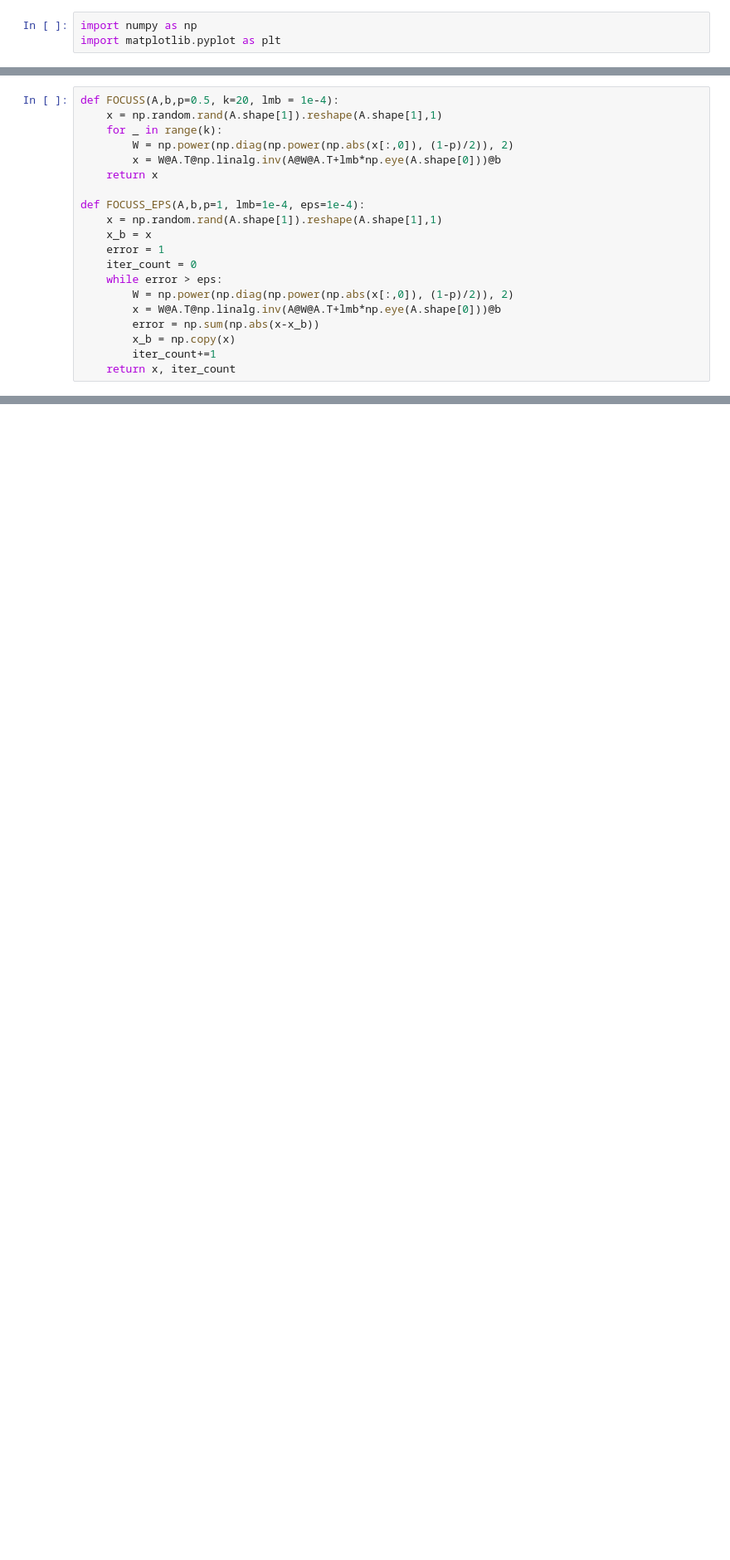
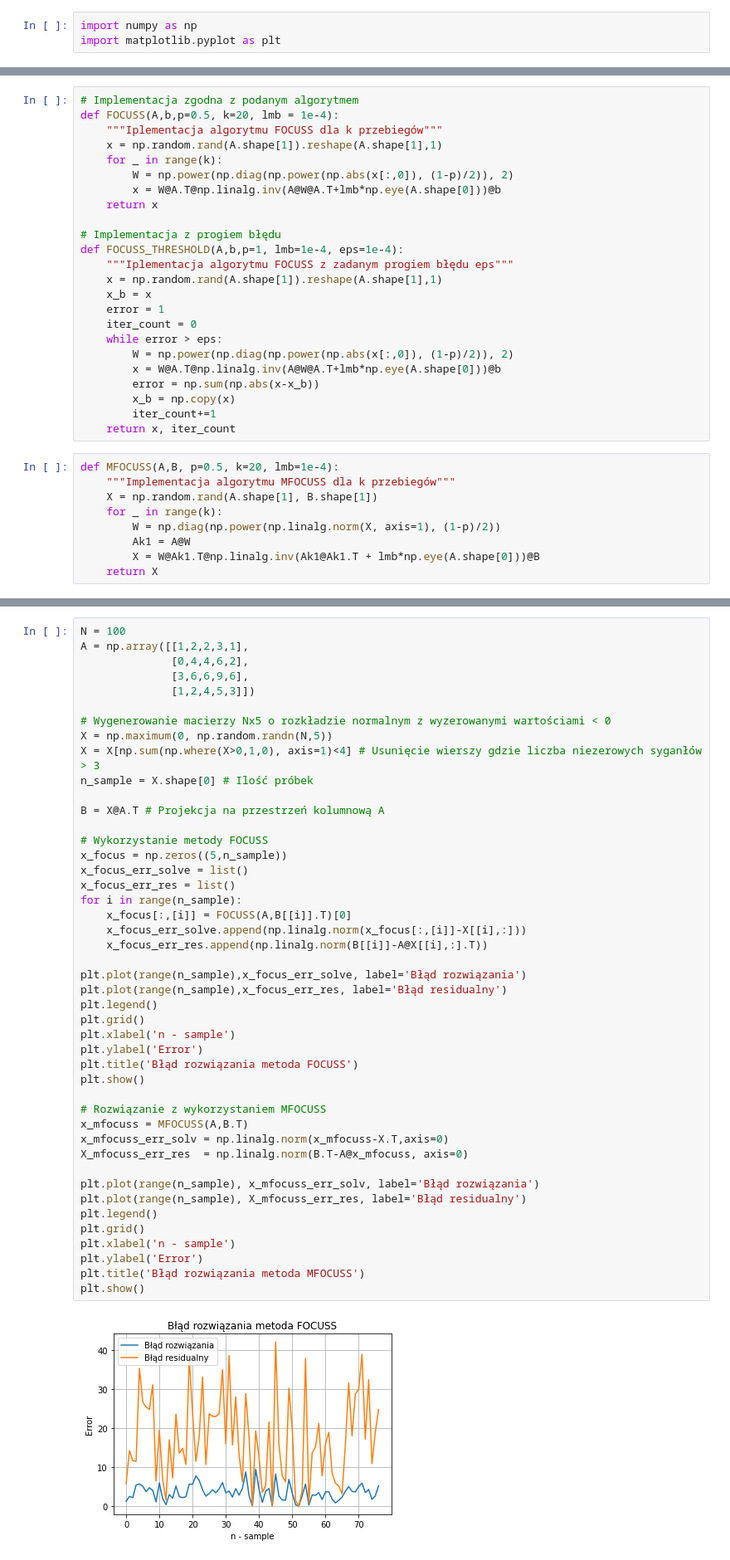
Before and after one commit to BezdzietnyAntoni/MNiO, a Jupyter notebook: List4.ipynb, the cells around one changed output, grey strips where cells are left out. Shown at 83% size. Saved outputs shown, nothing was run; the diff lists cells and outputs as text; blank space fills up the shorter version.

Commit message:
Finish List4

```diff
--- a/List4.ipynb
+++ b/List4.ipynb
@@ -25,12 +51,16 @@ $$ E^{(p)}(\boldsymbol{x}) = sgn(p) \sum^N_{j=1} |x_j|^p \quad p \leq 1$$
 # %%
+# Implementacja zgodna z podanym algorytmem
 def FOCUSS(A,b,p=0.5, k=20, lmb = 1e-4):
+    """Iplementacja algorytmu FOCUSS dla k przebiegów"""
     x = np.random.rand(A.shape[1]).reshape(A.shape[1],1)
     for _ in range(k):
         W = np.power(np.diag(np.power(np.abs(x[:,0]), (1-p)/2)), 2)
         x = W@A.T@np.linalg.inv(A@W@A.T+lmb*np.eye(A.shape[0]))@b
     return x
 
-def FOCUSS_EPS(A,b,p=1, lmb=1e-4, eps=1e-4):
+# Implementacja z progiem błędu
+def FOCUSS_THRESHOLD(A,b,p=1, lmb=1e-4, eps=1e-4):
+    """Iplementacja algorytmu FOCUSS z zadanym progiem błędu eps"""
     x = np.random.rand(A.shape[1]).reshape(A.shape[1],1)
     x_b = x
     error = 1
@@ -42,6 +72,15 @@ def FOCUSS_EPS(A,b,p=1, lmb=1e-4, eps=1e-4):
         x_b = np.copy(x)
         iter_count+=1
     return x, iter_count
+# %%
+def MFOCUSS(A,B, p=0.5, k=20, lmb=1e-4):
+    """Implementacja algorytmu MFOCUSS dla k przebiegów"""
+    X = np.random.rand(A.shape[1], B.shape[1])
+    for _ in range(k):
+        W = np.diag(np.power(np.linalg.norm(X, axis=1), (1-p)/2))
+        Ak1 = A@W
+        X = W@Ak1.T@np.linalg.inv(Ak1@Ak1.T + lmb*np.eye(A.shape[0]))@B
+    return X
 # %% [markdown]
 ---
 ### Zadanie 1
@@ -109 +324,48 @@ gorytm pozwala uzyskać lepsze wyniki estymacji i dlaczego? Jak dobrać optymaln
 parametru regularyzacji?
+# %%
+N = 100
+A = np.array([[1,2,2,3,1],
+              [0,4,4,6,2],
+              [3,6,6,9,6],
+              [1,2,4,5,3]])
+
+# Wygenerowanie macierzy Nx5 o rozkładzie normalnym z wyzerowanymi wartościami < 0
+X = np.maximum(0, np.random.randn(N,5))
+X = X[np.sum(np.where(X>0,1,0), axis=1)<4] # Usunięcie wierszy gdzie liczba niezerowych syganłów > 3
+n_sample = X.shape[0] # Ilość próbek
+
+B = X@A.T # Projekcja na przestrzeń kolumnową A
+
+# Wykorzystanie metody FOCUSS
+x_focus = np.zeros((5,n_sample))
+x_focus_err_solve = list()
+x_focus_err_res = list()
+for i in range(n_sample):
+    x_focus[:,[i]] = FOCUSS(A,B[[i]].T)[0]
+    x_focus_err_solve.append(np.linalg.norm(x_focus[:,[i]]-X[[i],:]))
+    x_focus_err_res.append(np.linalg.norm(B[[i]]-A@X[[i],:].T))
+
+plt.plot(range(n_sample),x_focus_err_solve, label='Błąd rozwiązania')
+plt.plot(range(n_sample),x_focus_err_res, label='Błąd residualny')
+plt.legend()
+plt.grid()
+plt.xlabel('n - sample')
+plt.ylabel('Error')
+plt.title('Błąd rozwiązania metoda FOCUSS')
+plt.show()
+
+# Rozwiązanie z wykorzystaniem MFOCUSS
+x_mfocuss = MFOCUSS(A,B.T)
+x_mfocuss_err_solv = np.linalg.norm(x_mfocuss-X.T,axis=0)
+X_mfocuss_err_res  = np.linalg.norm(B.T-A@x_mfocuss, axis=0)
+
+plt.plot(range(n_sample), x_mfocuss_err_solv, label='Błąd rozwiązania')
+plt.plot(range(n_sample), X_mfocuss_err_res, label='Błąd residualny')
+plt.legend()
+plt.grid()
+plt.xlabel('n - sample')
+plt.ylabel('Error')
+plt.title('Błąd rozwiązania metoda MFOCUSS')
+plt.show()
+# %% [output]
+[figure, added]
```
Also changed, not shown: parts of 14 cells of this notebook.
